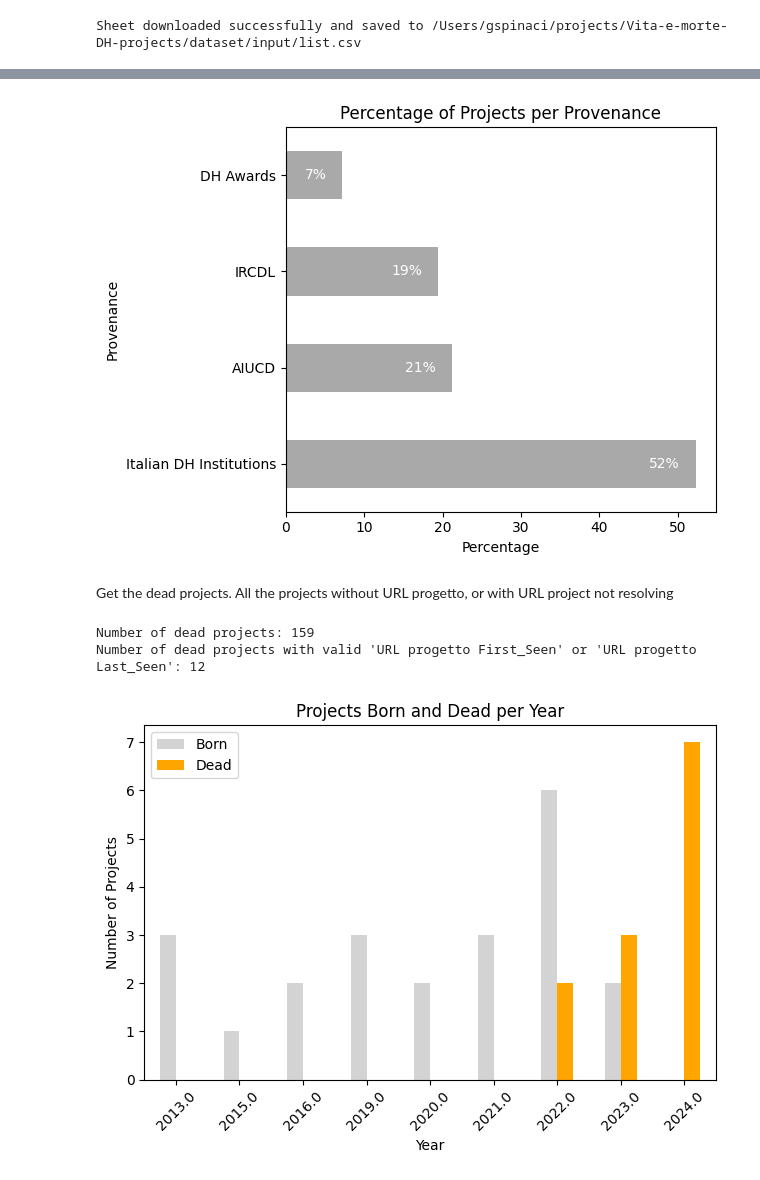
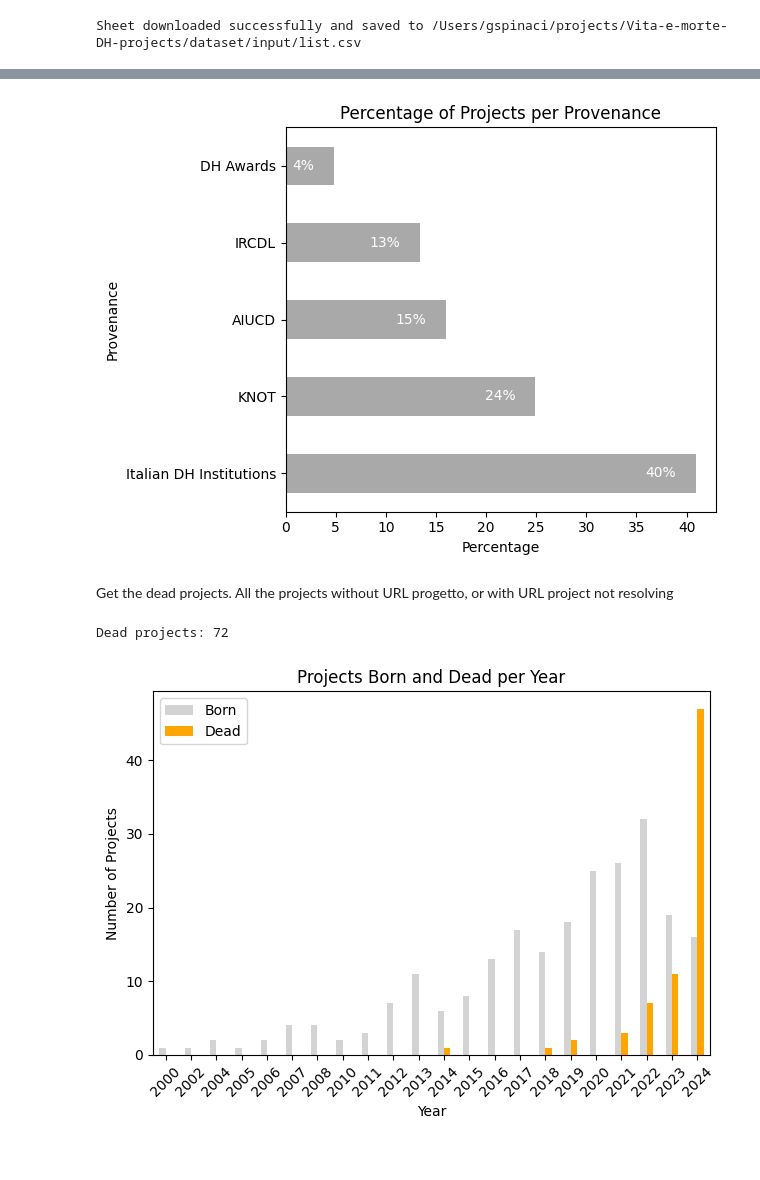
Before and after one commit to gspinaci/Vita-e-morte-DH-projects, a Jupyter notebook: dataset/input/make_chart.ipynb, the cells around one changed output, grey strips where cells are left out. Saved outputs shown, nothing was run; the diff lists cells and outputs as text; code cells hidden in the pictures.

```diff
--- a/dataset/input/make_chart.ipynb
+++ b/dataset/input/make_chart.ipynb
@@ -74,7 +77,7 @@ Number of projects with valid 'URL progetto First_Seen' and 'URL progetto Last_S
 # %%
 # Calculate the percentage of projects per provenance
-data_3 = pd.read_csv(output_csv)
-provenance_counts = data_3['Provenance'].value_counts(normalize=True) * 100
+data = pd.read_csv(output_csv)
+provenance_counts = data['Provenance'].value_counts(normalize=True) * 100
 
 # Plot the horizontal bar chart
 fig, ax = plt.subplots()
@@ -90,33 +93,20 @@ for bar in bars.patches:
 
 plt.show()
 # %% [output]
-[figure, old version]
+[figure, new version]
 # %% [markdown]
 Get the dead projects. All the projects without URL progetto, or with URL project not resolving
-# %%
-# Calculate the number of "dead" projects
-data_2 = pd.read_csv(output_csv)
-dead_projects = data_2[
-  (data_2[KEY_URL_PROGETTO_RISOLVE] == False) |
-  (data_2['URL progetto'].isna())
-]
-
-# Print the number of dead projects
-num_dead_projects = dead_projects.shape[0]
-print(f"Number of dead projects: {num_dead_projects}")
-
-# Filter dead projects with non-empty and valid datetime for 'URL progetto First_Seen' or 'URL progetto Last_Seen'
-dead_projects_with_dates = dead_projects.dropna(subset=[KEY_URL_PROGETTO_FIRST_SEEN, KEY_URL_PROGETTO_LAST_SEEN])
-dead_projects_with_dates.loc[:, KEY_URL_PROGETTO_FIRST_SEEN] = pd.to_datetime(dead_projects_with_dates[KEY_URL_PROGETTO_FIRST_SEEN], format='%Y-%m-%d %H:%M:%S', errors='coerce')
-dead_projects_with_dates.loc[:, KEY_URL_PROGETTO_LAST_SEEN] = pd.to_datetime(dead_projects_with_dates[KEY_URL_PROGETTO_LAST_SEEN], format='%Y-%m-%d %H:%M:%S', errors='coerce')
-dead_projects_with_valid_dates = dead_projects_with_dates.dropna(subset=[KEY_URL_PROGETTO_FIRST_SEEN, KEY_URL_PROGETTO_LAST_SEEN])
-
-# Print the number of dead projects with valid dates
-num_dead_projects_with_valid_dates = dead_projects_with_valid_dates.shape[0]
-print(f"Number of dead projects with valid 'URL progetto First_Seen' or 'URL progetto Last_Seen': {num_dead_projects_with_valid_dates}")
-# %% [output]
-Number of dead projects: 159
-Number of dead projects with valid 'URL progetto First_Seen' or 'URL progetto Last_Seen': 12
+# %%
+data = pd.read_csv(output_csv)
+dead_projects = data[
+  (data[KEY_URL_PROGETTO_RISOLVE] == False) &
+  (pd.to_datetime(data[KEY_URL_PROGETTO_FIRST_SEEN], errors='coerce').notna()) &
+  (pd.to_datetime(data[KEY_URL_PROGETTO_LAST_SEEN], errors='coerce').notna())
+]
+
+print(f"Dead projects: {dead_projects.shape[0]}")
+# %% [output]
+Dead projects: 72
 # %%
 data = pd.read_csv(output_csv)
 
@@ -127,34 +117,37 @@ data['Year_First_Seen'] = data[KEY_URL_PROGETTO_FIRST_SEEN].dt.year
 data['Year_Last_Seen'] = data[KEY_URL_PROGETTO_LAST_SEEN].dt.year
 
 # Calculate born projects
 born_projects = data['Year_First_Seen'].value_counts().sort_index()
 
 # Calculate dead projects
 dead_projects = data[(data[KEY_URL_PROGETTO_LAST_SEEN].notna()) & (data[KEY_URL_PROGETTO_RISOLVE] == False)]['Year_Last_Seen'].value_counts().sort_index()
 
 # Create a DataFrame for plotting
 years = sorted(set(born_projects.index).union(set(dead_projects.index)))
 born_counts = [born_projects.get(year, 0) for year in years]
 dead_counts = [dead_projects.get(year, 0) for year in years]
 
 df_years = pd.DataFrame({
   'Year': years,
   'Born': born_counts,
   'Dead': dead_counts
 })
 
+# Convert 'Year' column to integer for better readability on x-axis
+df_years['Year'] = df_years['Year'].astype(int)
+
 # Plot the bar chart
 fig, ax = plt.subplots()
 df_years.plot(kind='bar', x='Year', y=['Born', 'Dead'], ax=ax, color=['lightgrey', 'orange'])
 ax.set_title('Projects Born and Dead per Year')
 ax.set_xlabel('Year')
 ax.set_ylabel('Number of Projects')
 plt.xticks(rotation=45)
 plt.tight_layout()
 
 plt.show()
 # %% [output]
-[figure, old version]
+[figure, new version]
 # %%
 # Plot the line graph for existing projects per year
 df_years['Existing'] = df_years.apply(lambda row: row['Born'] - row['Dead'], axis=1).cumsum()
```
Also changed, not shown: parts of 4 cells of this notebook.
